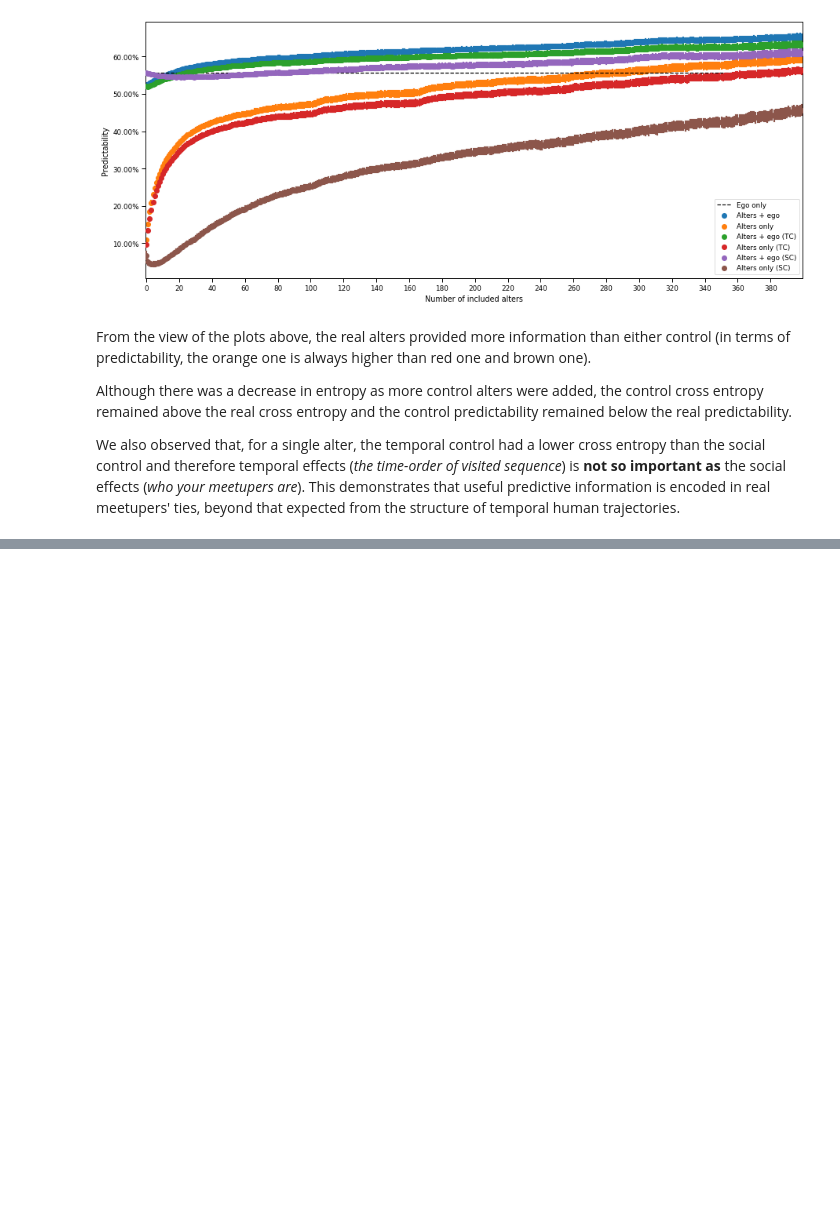
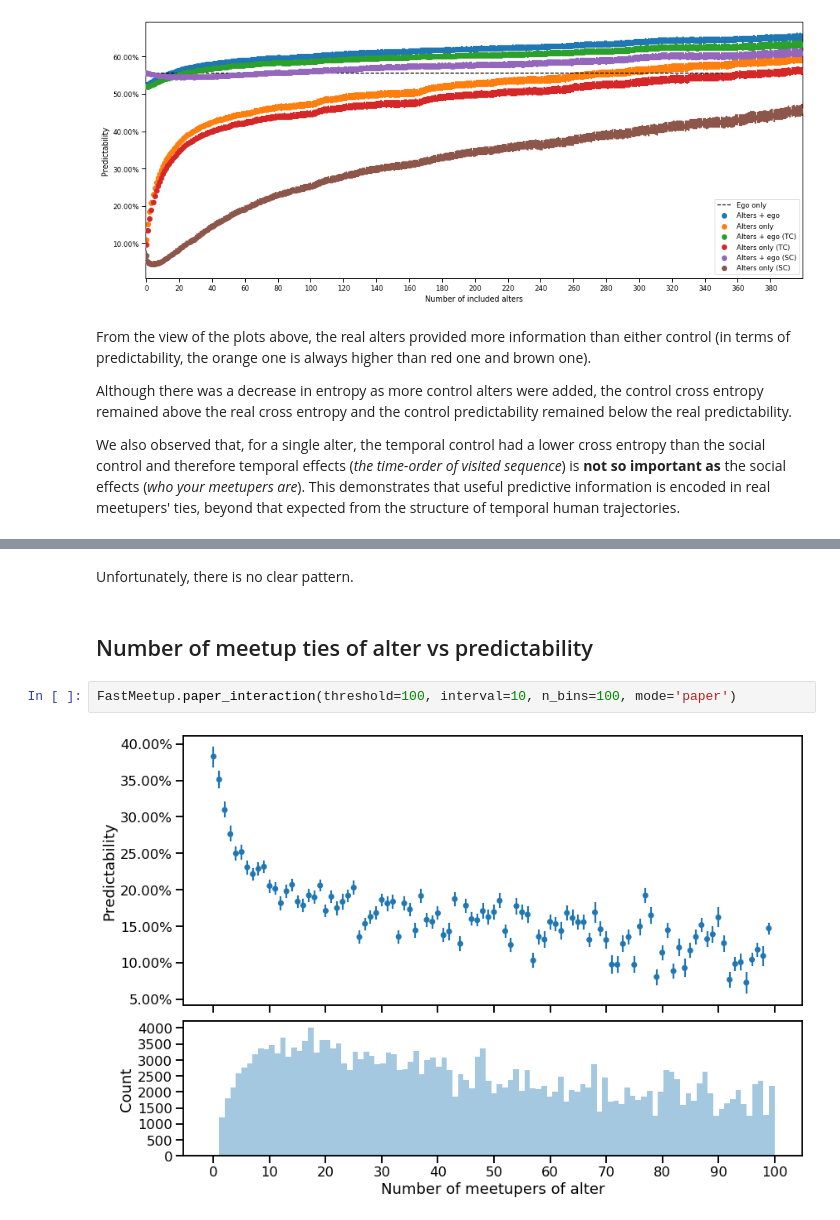
Before and after one commit to Magica-Chen/social-predictability, a Jupyter notebook: MeetupStrategy-Report.ipynb, the cells around one changed output, grey strips where cells are left out. Cells and saved outputs as stored; diff of their text form; blank space fills up the shorter version.

```diff
--- a/MeetupStrategy-Report.ipynb
+++ b/MeetupStrategy-Report.ipynb
@@ -337,0 +350,8 @@ We also observed that, for a single alter, the temporal control had a lower cros
+# %% [markdown]
+Unfortunately, there is no clear pattern.
+# %% [markdown]
+## Number of meetup ties of alter vs predictability
+# %%
+FastMeetup.paper_interaction(threshold=100, interval=10, n_bins=100, mode='paper')
+# %% [output]
+[figure, added]
```
Also changed, not shown: parts of 4 cells of this notebook, 3 other files.
